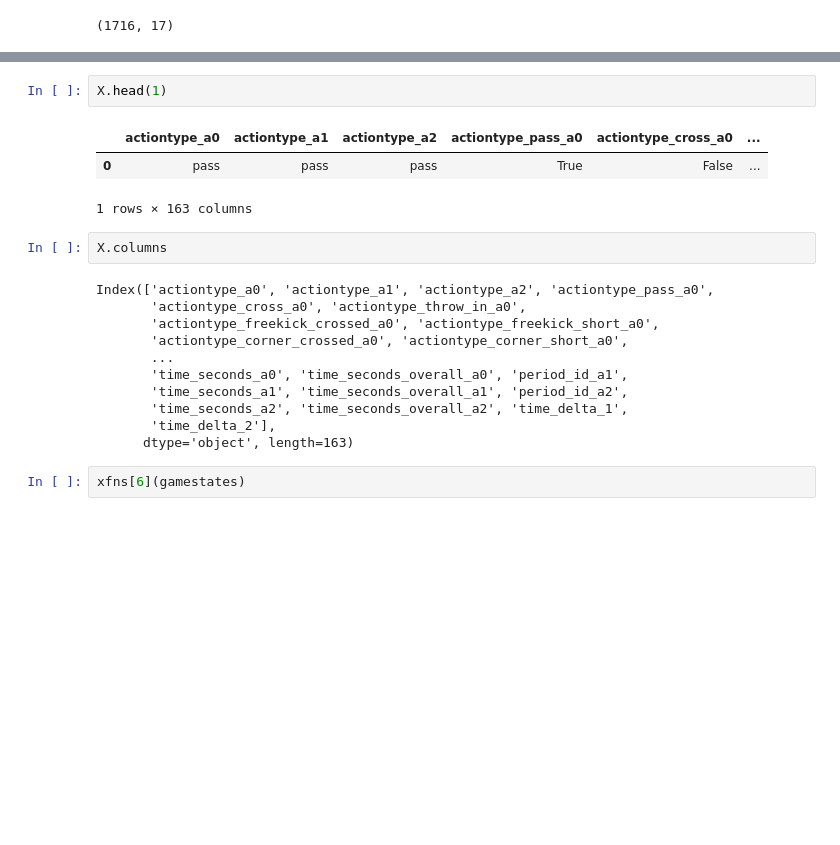
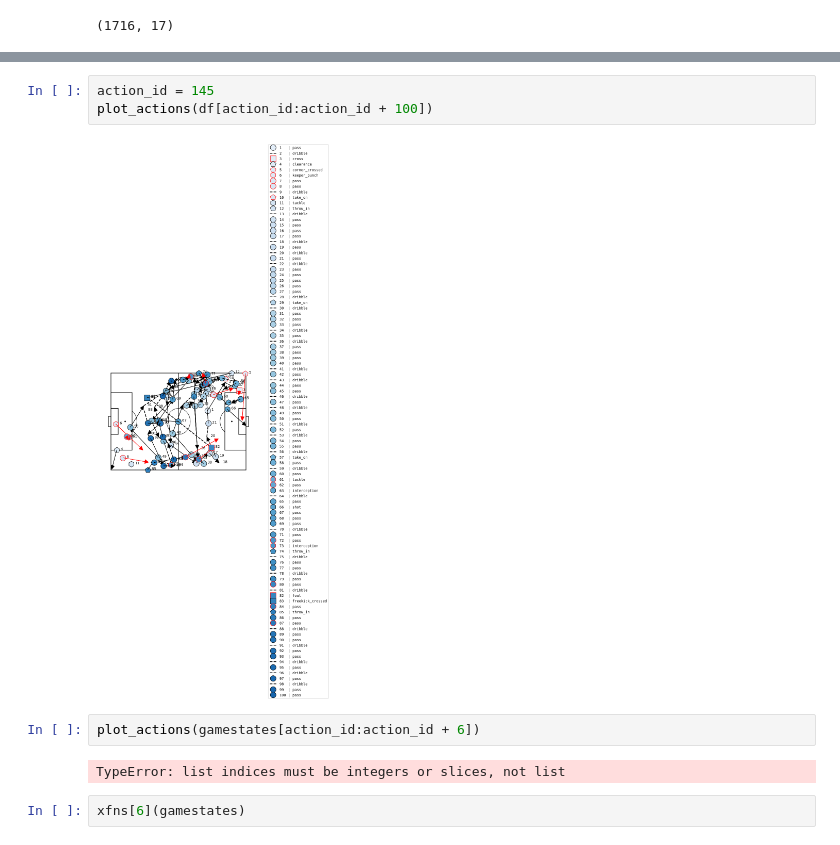
Before and after one commit to esalama01/uSoccer, a Jupyter notebook: analytics/src/data_transformation.ipynb, the cells around one changed output, grey strips where cells are left out. Cells and saved outputs as stored; diff of their text form; blank space fills up the shorter version.

```diff
--- a/analytics/src/data_transformation.ipynb
+++ b/analytics/src/data_transformation.ipynb
@@ -116,24 +117,14 @@ df1.head(1)
 |  | game_id | original_event_id | period_id | time_seconds | team_id | player_id | start_x | end_x | start_y | ... |
 | 0 | 1821431 | 2.710745e+09 | 1 | 0.0 | 51 | 106596.0 | 52.5 | 30.45 | 34.0 | ... |
 # %%
-X.head(1)
+action_id = 145
+plot_actions(df[action_id:action_id + 100])
 # %% [output]
-|  | actiontype_a0 | actiontype_a1 | actiontype_a2 | actiontype_pass_a0 | actiontype_cross_a0 | ... |
-| 0 | pass | pass | pass | True | False | ... |
-1 rows × 163 columns
+[figure, added]
 # %%
-X.columns
+plot_actions(gamestates[action_id:action_id + 6])
 # %% [output]
-Index(['actiontype_a0', 'actiontype_a1', 'actiontype_a2', 'actiontype_pass_a0',
-       'actiontype_cross_a0', 'actiontype_throw_in_a0',
-       'actiontype_freekick_crossed_a0', 'actiontype_freekick_short_a0',
-       'actiontype_corner_crossed_a0', 'actiontype_corner_short_a0',
-       ...
-       'time_seconds_a0', 'time_seconds_overall_a0', 'period_id_a1',
-       'time_seconds_a1', 'time_seconds_overall_a1', 'period_id_a2',
-       'time_seconds_a2', 'time_seconds_overall_a2', 'time_delta_1',
-       'time_delta_2'],
-      dtype='object', length=163)
+TypeError: list indices must be integers or slices, not list
 # %%
 xfns[6](gamestates)
 # %% [output]
```
Also changed, not shown: parts of 4 cells of this notebook, 3 other files.
